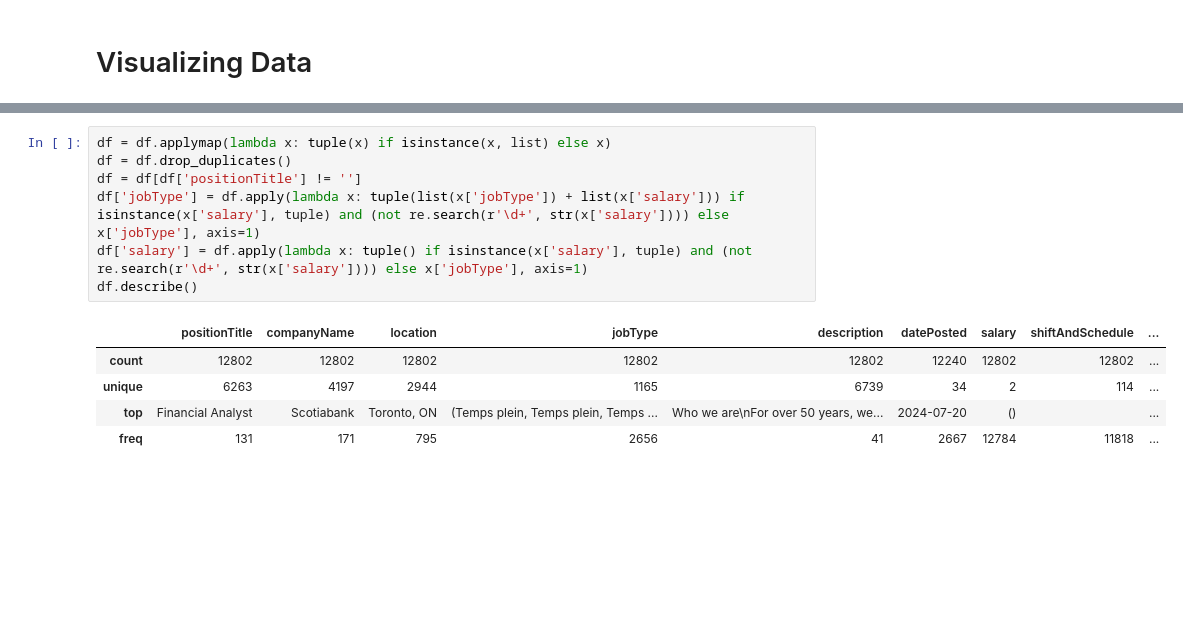
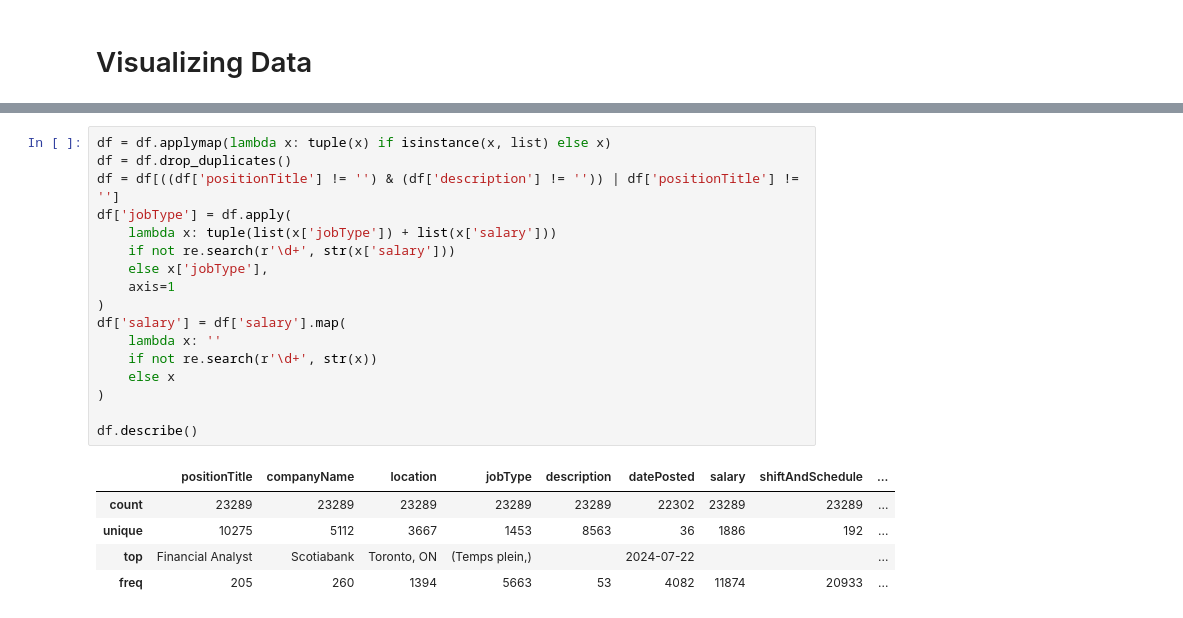
Before and after one commit to dedemilano/IndeedRecommender2, a Jupyter notebook: dataProcessing.ipynb, the cells around one changed output, grey strips where cells are left out. Drawn from its saved outputs; the diff is of its cells as text; blank space fills up the shorter version.

```diff
--- a/dataProcessing.ipynb
+++ b/dataProcessing.ipynb
@@ -44,16 +44,26 @@ df.describe()
 # %%
 df = df.applymap(lambda x: tuple(x) if isinstance(x, list) else x)
 df = df.drop_duplicates()
-df = df[df['positionTitle'] != '']
-df['jobType'] = df.apply(lambda x: tuple(list(x['jobType']) + list(x['salary'])) if isinstance(x['salary'], tuple) and (not re.search(r'\d+', str(x['salary']))) else x['jobType'], axis=1)
-df['salary'] = df.apply(lambda x: tuple() if isinstance(x['salary'], tuple) and (not re.search(r'\d+', str(x['salary']))) else x['jobType'], axis=1)
+df = df[((df['positionTitle'] != '') & (df['description'] != '')) | df['positionTitle'] != '']
+df['jobType'] = df.apply(
+    lambda x: tuple(list(x['jobType']) + list(x['salary']))
+    if not re.search(r'\d+', str(x['salary']))
+    else x['jobType'],
+    axis=1
+)
+df['salary'] = df['salary'].map(
+    lambda x: ''
+    if not re.search(r'\d+', str(x))
+    else x
+)
+
 df.describe()
 # %% [output]
 |  | positionTitle | companyName | location | jobType | description | datePosted | salary | shiftAndSchedule | ... |
-| count | 12802 | 12802 | 12802 | 12802 | 12802 | 12240 | 12802 | 12802 | ... |
-| unique | 6263 | 4197 | 2944 | 1165 | 6739 | 34 | 2 | 114 | ... |
-| top | Financial Analyst | Scotiabank | Toronto, ON | (Temps plein, Temps plein, Temps ... | Who we are\nFor over 50 years, we... | 2024-07-20 | () |  | ... |
-| freq | 131 | 171 | 795 | 2656 | 41 | 2667 | 12784 | 11818 | ... |
+| count | 23289 | 23289 | 23289 | 23289 | 23289 | 22302 | 23289 | 23289 | ... |
+| unique | 10275 | 5112 | 3667 | 1453 | 8563 | 36 | 1886 | 192 | ... |
+| top | Financial Analyst | Scotiabank | Toronto, ON | (Temps plein,) |  | 2024-07-22 |  |  | ... |
+| freq | 205 | 260 | 1394 | 5663 | 53 | 4082 | 11874 | 20933 | ... |
 # %%
 plt.figure(figsize=(10, 6))
 df['location'].value_counts()[:20].plot(kind='bar')
```
Also changed, not shown: parts of 6 cells of this notebook, 1 other file.
